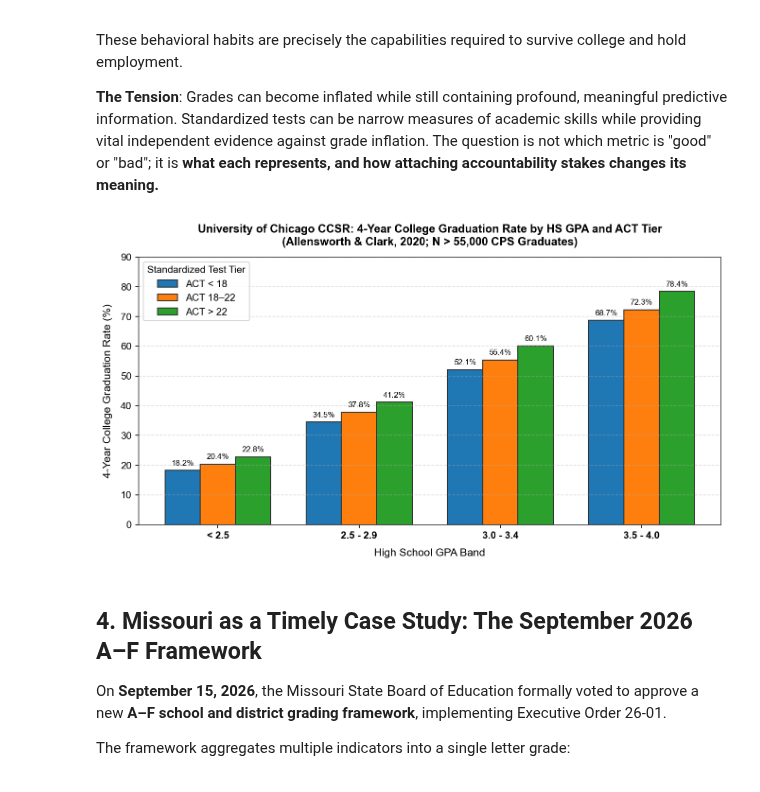
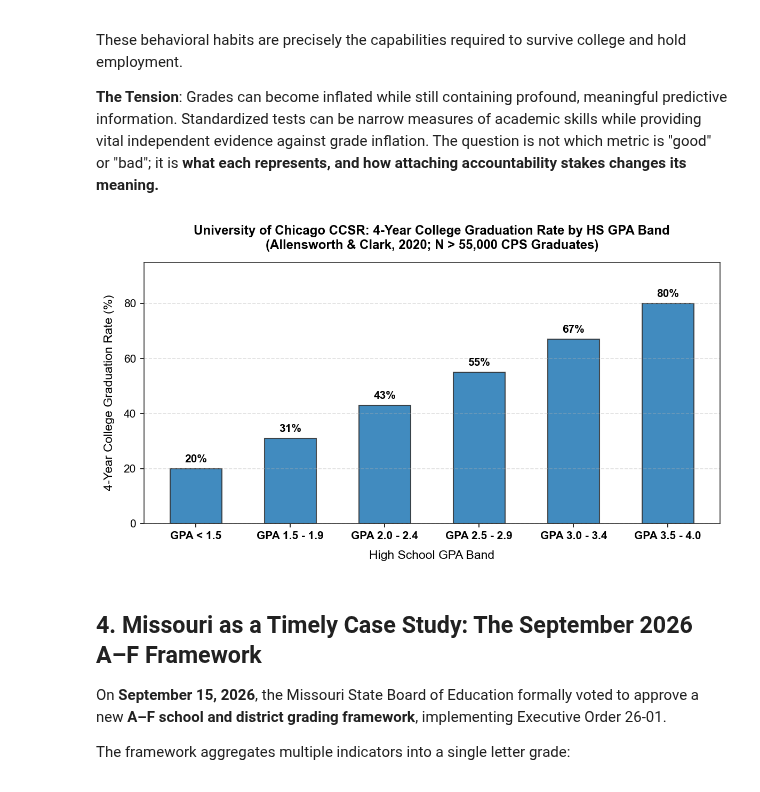
Before and after one commit to admiralorbiter/computational-sketchbook, a Jupyter notebook: 2026/2026-10-08-what-does-an-a-mean/notebooks/01_what_does_an_a_mean.ipynb, the cells around one changed output. Drawn from its saved outputs; the diff is of its cells as text; code cells hidden in the pictures.

```diff
--- a/2026/2026-10-08-what-does-an-a-mean/notebooks/01_what_does_an_a_mean.ipynb
+++ b/2026/2026-10-08-what-does-an-a-mean/notebooks/01_what_does_an_a_mean.ipynb
@@ -137,34 +138,30 @@ These behavioral habits are precisely the capabilities required to survive colle
 # %%
 # Load and inspect University of Chicago CCSR empirical parameters
 df_ccsr = pd.read_csv(PROCESSED_DIR / "uchicago_college_prediction.csv")
 
-fig, ax = plt.subplots(figsize=(9, 5), dpi=150)
+fig, ax = plt.subplots(figsize=(8, 4.5), dpi=150)
 x = np.arange(len(df_ccsr))
-width = 0.25
+width = 0.55
 
-rects1 = ax.bar(x - width, df_ccsr["act_low_grad_rate"], width, label="ACT < 18", color="#1f77b4", edgecolor="#333333")
-rects2 = ax.bar(x, df_ccsr["act_mid_grad_rate"], width, label="ACT 18–22", color="#ff7f0e", edgecolor="#333333")
-rects3 = ax.bar(x + width, df_ccsr["act_high_grad_rate"], width, label="ACT > 22", color="#2ca02c", edgecolor="#333333")
+bars = ax.bar(x, df_ccsr["college_grad_rate_pct"], width, color="#1f77b4", edgecolor="#333333", alpha=0.85)
 
 ax.set_ylabel("4-Year College Graduation Rate (%)", fontsize=11, labelpad=8)
 ax.set_xlabel("High School GPA Band", fontsize=11, labelpad=8)
-ax.set_title("University of Chicago CCSR: 4-Year College Graduation Rate by HS GPA and ACT Tier\n(Allensworth & Clark, 2020; N > 55,000 CPS Graduates)", fontsize=11.5, fontweight="bold", pad=12)
+ax.set_title("University of Chicago CCSR: 4-Year College Graduation Rate by HS GPA Band\n(Allensworth & Clark, 2020; N > 55,000 CPS Graduates)", fontsize=11.5, fontweight="bold", pad=12)
 ax.set_xticks(x)
 ax.set_xticklabels(df_ccsr["gpa_bracket"], fontsize=10, fontweight="semibold")
-ax.legend(title="Standardized Test Tier", frameon=True)
 ax.grid(True, axis="y", linestyle="--", alpha=0.4)
-ax.set_ylim(0, 90)
+ax.set_ylim(0, 95)
 
 # Add value labels
-for rects in [rects1, rects2, rects3]:
-    for bar in rects:
-        h = bar.get_height()
-        ax.text(bar.get_x() + bar.get_width()/2., h + 1.2, f"{h:.1f}%", ha='center', va='bottom', fontsize=8)
+for bar in bars:
+    h = bar.get_height()
+    ax.text(bar.get_x() + bar.get_width()/2., h + 1.5, f"{h:.0f}%", ha='center', va='bottom', fontsize=10, fontweight="bold")
 
 plt.tight_layout()
 plt.show()
 # %% [output]
-[figure, old version]
+[figure, new version]
 # %% [markdown]
 ## 4. Missouri as a Timely Case Study: The September 2026 A–F Framework
 
```
Also changed, not shown: parts of 11 cells of this notebook, 22 other files.
